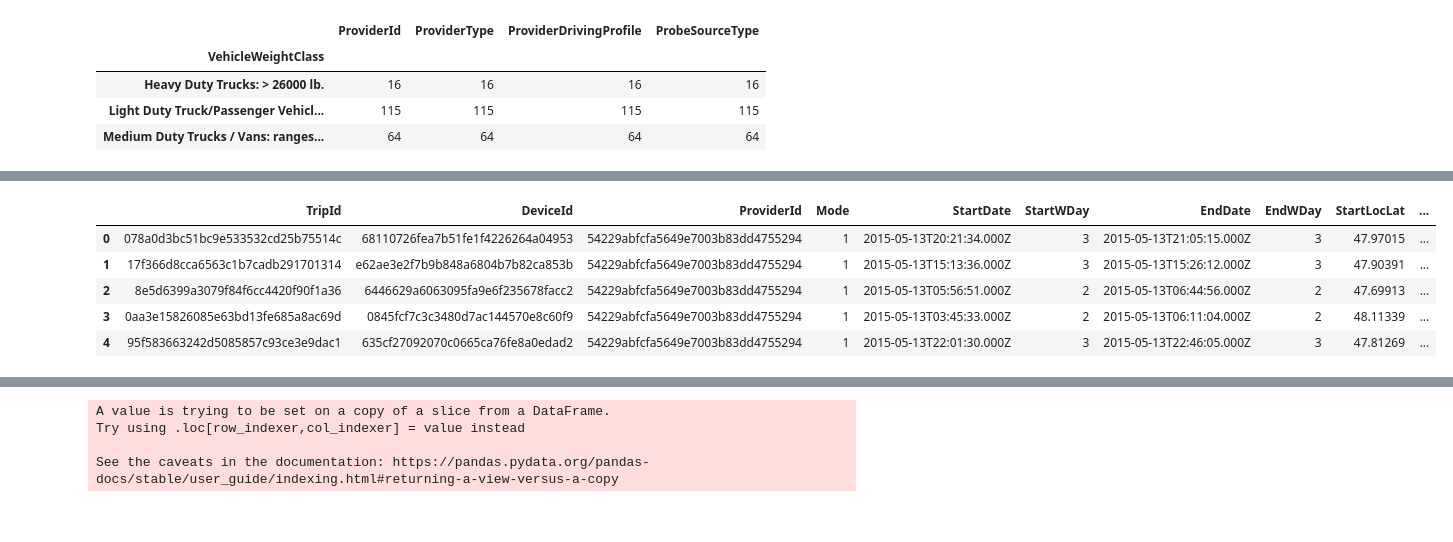
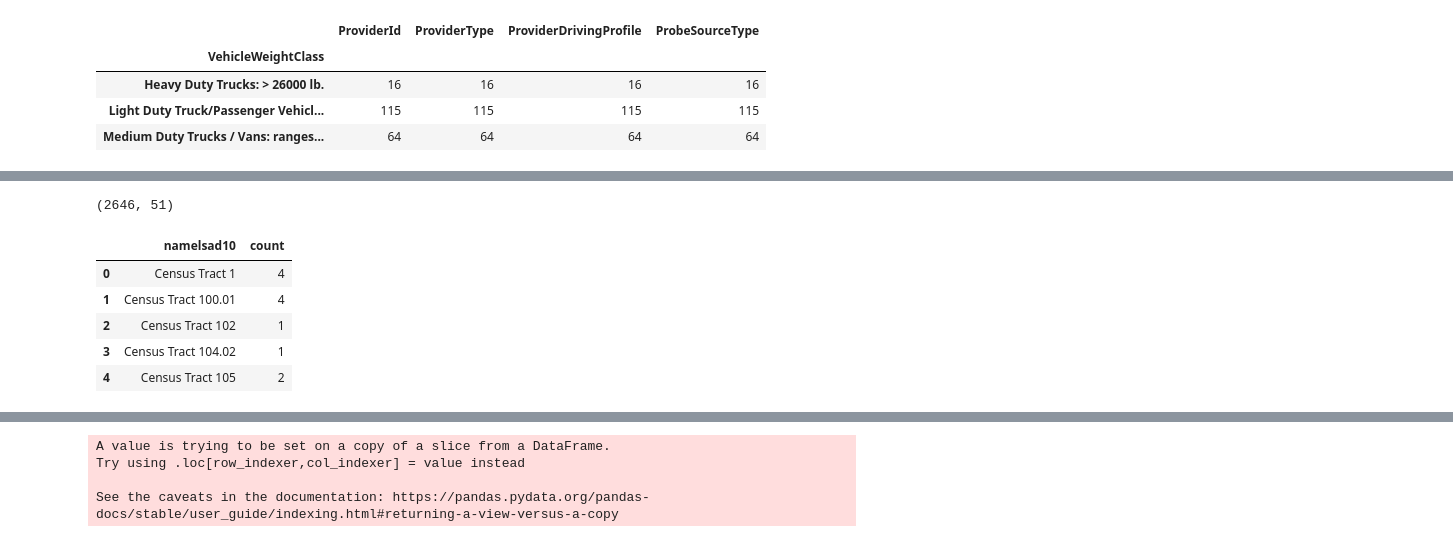
Before and after one commit to psrc/data-science, a Jupyter notebook: inrix/Inrix Sample Data Explorations.ipynb, the cells around one changed output, grey strips where cells are left out. Saved outputs shown, nothing was run; the diff lists cells and outputs as text; code cells hidden in the pictures.

```diff
--- a/inrix/Inrix Sample Data Explorations.ipynb
+++ b/inrix/Inrix Sample Data Explorations.ipynb
@@ -128,0 +168,6 @@ trips_vehicle = pd.merge(trips_df,vehicle_df, on='ProviderId')
+# %%
+tracts = tracts.to_crs(epsg=4326)
+
+tracts_plot = tracts.plot(figsize=(9, 16), zorder=10, ec='gray', alpha=0.4)
+ctx.add_basemap(tracts_plot, source=ctx.providers.Stamen.Terrain, zoom=10, alpha=0.6, zorder=8 , crs='EPSG:4326' )
+#ctx.add_basemap(tracts_plot, crs='EPSG:4326', zoom = 18)
@@ -128,0 +206,2 @@ trips_vehicle = pd.merge(trips_df,vehicle_df, on='ProviderId')
+# %%
+tract_trips = gpd.sjoin(tracts, g_o_trips_vehicle, how='inner', op='intersects')
@@ -129,9 +228,18 @@ trips_vehicle = pd.merge(trips_df,vehicle_df, on='ProviderId')
+# %%
+pd.set_option('display.max_columns', None)
+tract_trips.shape
+# %% [output]
+(2646, 51)
+# %%
+destinations_by_tract=tract_trips.groupby('namelsad10')['namelsad10'].count()
+
+destinations_by_tract_count=destinations_by_tract.reset_index(name='count')
 # %%
-trips_vehicle.head()
+destinations_by_tract_count.head()
 # %% [output]
-|  | TripId | DeviceId | ProviderId | Mode | StartDate | StartWDay | EndDate | EndWDay | StartLocLat | ... |
-| 0 | 078a0d3bc51bc9e533532cd25b75514c | 68110726fea7b51fe1f4226264a04953 | 54229abfcfa5649e7003b83dd4755294 | 1 | 2015-05-13T20:21:34.000Z | 3 | 2015-05-13T21:05:15.000Z | 3 | 47.97015 | ... |
-| 1 | 17f366d8cca6563c1b7cadb291701314 | e62ae3e2f7b9b848a6804b7b82ca853b | 54229abfcfa5649e7003b83dd4755294 | 1 | 2015-05-13T15:13:36.000Z | 3 | 2015-05-13T15:26:12.000Z | 3 | 47.90391 | ... |
-| 2 | 8e5d6399a3079f84f6cc4420f90f1a36 | 6446629a6063095fa9e6f235678facc2 | 54229abfcfa5649e7003b83dd4755294 | 1 | 2015-05-13T05:56:51.000Z | 2 | 2015-05-13T06:44:56.000Z | 2 | 47.69913 | ... |
-| 3 | 0aa3e15826085e63bd13fe685a8ac69d | 0845fcf7c3c3480d7ac144570e8c60f9 | 54229abfcfa5649e7003b83dd4755294 | 1 | 2015-05-13T03:45:33.000Z | 2 | 2015-05-13T06:11:04.000Z | 2 | 48.11339 | ... |
-| 4 | 95f583663242d5085857c93ce3e9dac1 | 635cf27092070c0665ca76fe8a0edad2 | 54229abfcfa5649e7003b83dd4755294 | 1 | 2015-05-13T22:01:30.000Z | 3 | 2015-05-13T22:46:05.000Z | 3 | 47.81269 | ... |
+|  | namelsad10 | count |
+| 0 | Census Tract 1 | 4 |
+| 1 | Census Tract 100.01 | 4 |
+| 2 | Census Tract 102 | 1 |
+| 3 | Census Tract 104.02 | 1 |
+| 4 | Census Tract 105 | 2 |
```
Also changed, not shown: parts of 33 cells of this notebook, 1 other file.
